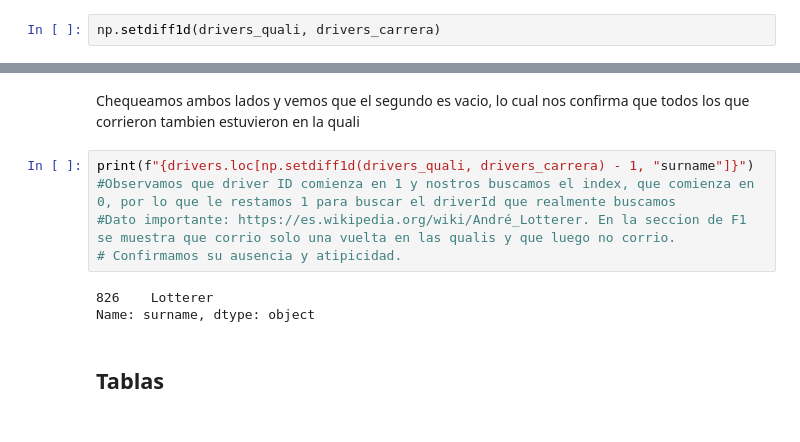
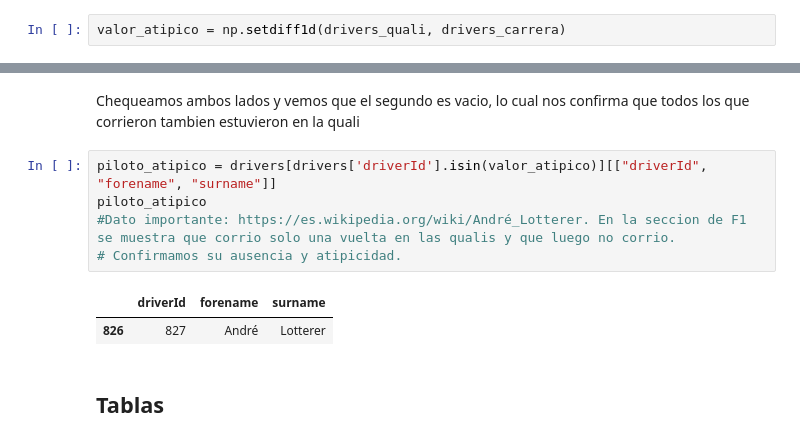
Before and after one commit to Joaquin-Lobato-Adinolfi/TP_LMC_F1_Analysis, a Jupyter notebook: TP_LMC_F1_Analysis.ipynb, the cells around one changed output, grey strips where cells are left out. Cells and saved outputs as stored; diff of their text form.

```diff
--- a/TP_LMC_F1_Analysis.ipynb
+++ b/TP_LMC_F1_Analysis.ipynb
@@ -858,4 +858,4 @@ print(corredor_atipico) #Version erronea
 # %% [markdown]
 Adjunto funcion original, Claude me hizo notar el cambio de not in en vez de in en el if y que me faltaba el parentesis al pedir el print de la funcion.
 # %%
-np.setdiff1d(drivers_quali, drivers_carrera)
+valor_atipico = np.setdiff1d(drivers_quali, drivers_carrera)
@@ -868,13 +866,13 @@ array([], dtype=int64)
 # %% [markdown]
 Chequeamos ambos lados y vemos que el segundo es vacio, lo cual nos confirma que todos los que corrieron tambien estuvieron en la quali
 # %%
-print(f"{drivers.loc[np.setdiff1d(drivers_quali, drivers_carrera) - 1, "surname"]}")
-#Observamos que driver ID comienza en 1 y nostros buscamos el index, que comienza en 0, por lo que le restamos 1 para buscar el driverId que realmente buscamos
+piloto_atipico = drivers[drivers['driverId'].isin(valor_atipico)][["driverId", "forename", "surname"]]
+piloto_atipico
 #Dato importante: https://es.wikipedia.org/wiki/André_Lotterer. En la seccion de F1 se muestra que corrio solo una vuelta en las qualis y que luego no corrio.
 # Confirmamos su ausencia y atipicidad.
 # %% [output]
-826    Lotterer
-Name: surname, dtype: object
+|  | driverId | forename | surname |
+| 826 | 827 | André | Lotterer |
 # %% [markdown]
 ## Tablas
 # %% [markdown]
```
Also changed, not shown: parts of 10 cells of this notebook.
